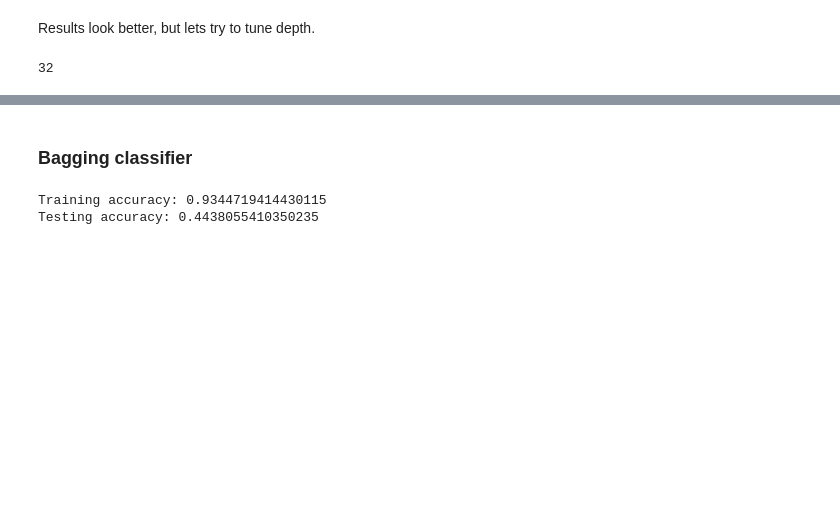
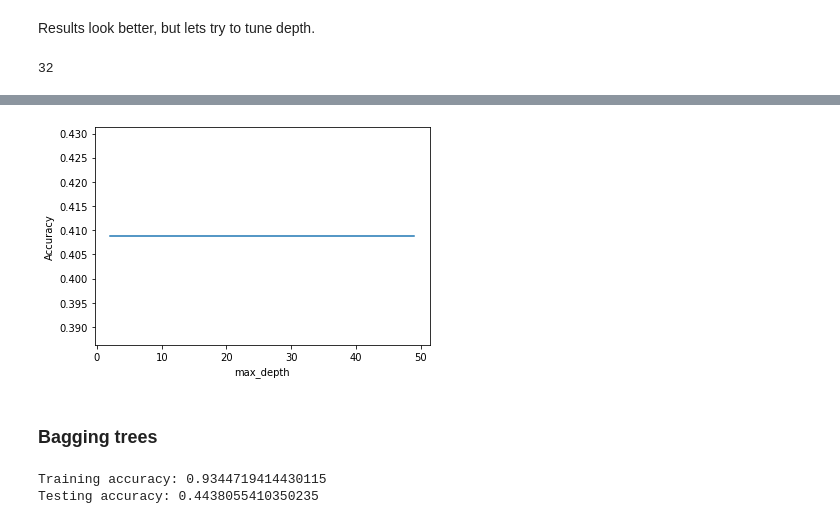
Before and after one commit to antondremak91/customer_segmentation, a Jupyter notebook: customer_segmentation.ipynb, the cells around one changed output, grey strips where cells are left out. Saved outputs shown, nothing was run; the diff lists cells and outputs as text; code cells hidden in the pictures; blank space fills up the shorter version.

```diff
--- a/customer_segmentation.ipynb
+++ b/customer_segmentation.ipynb
@@ -444,3 +461,19 @@ dec_tree.get_depth()
+# %%
+max_depth_range = list(range(2, 32))
+
+accuracy = []
+for depth in max_depth_range:
+    dec_tree = DecisionTreeClassifier(max_depth = depth,
+                             random_state = 42)
+    dec_tree_pipe.fit(X_train, y_train)
+    score = dec_tree_pipe.score(X_test, y_test)
+    accuracy.append(score)
+# %%
+plt.plot(max_depth_range, accuracy)
+plt.xlabel('max_depth')
+plt.ylabel('Accuracy');
+# %% [output]
+[figure, added]
 # %% [markdown]
-### Bagging classifier
+### Bagging trees
 # %%
```
Also changed, not shown: parts of 17 cells of this notebook.
